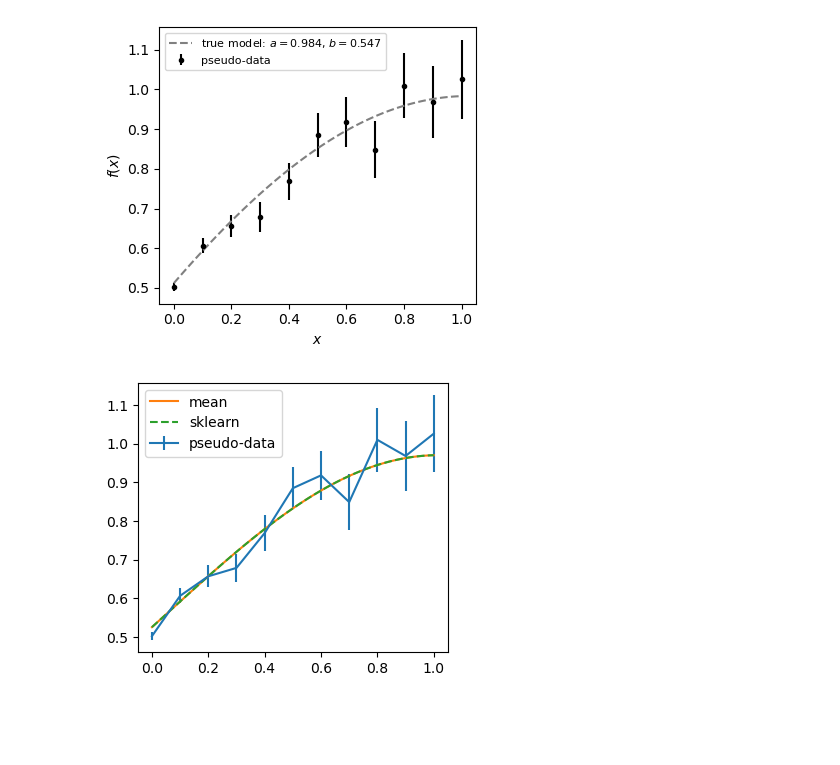
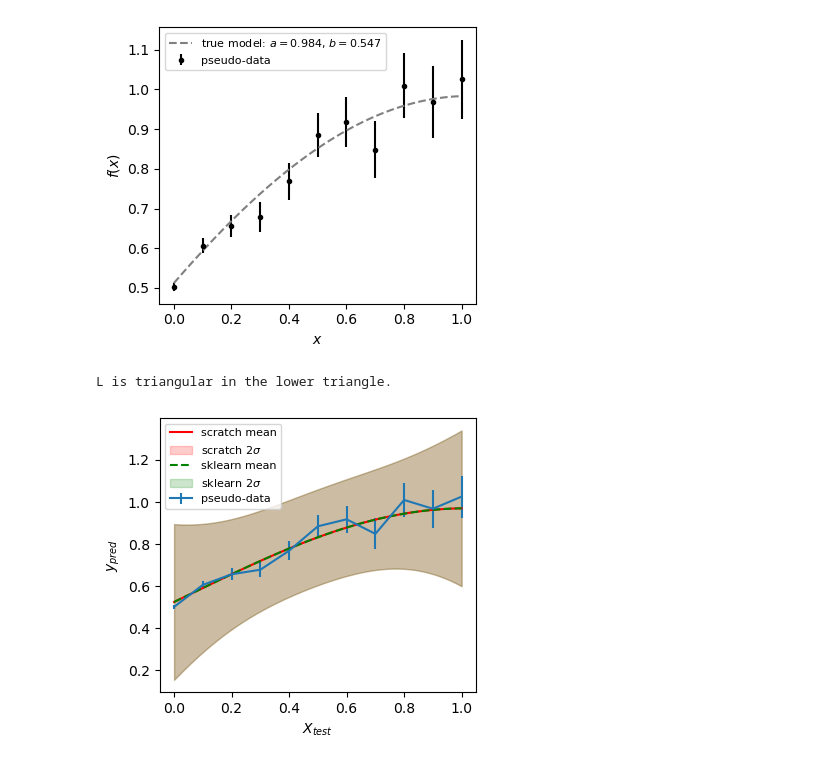
Before and after one commit to tck199732/Notes-on-Bayes, a Jupyter notebook: gp/GaussianProcess.ipynb, the cells around one changed output. Cells and saved outputs as stored; diff of their text form; code cells hidden in the pictures; blank space fills up the shorter version.

```diff
--- a/gp/GaussianProcess.ipynb
+++ b/gp/GaussianProcess.ipynb
@@ -313,21 +322,32 @@ plt.show()
 # %% [output]
 [figure]
 # %%
-gpr = GaussianProcessScratch(kernel_type='RBF', kernel_parameters={'l': 0.5})
+# start fitting with GaussianProcessScratch
+gpr = GaussianProcessScratch(kernel_type='RBF', kernel_parameters={'l': 1.})
 gpr.fit(df_data['x'], df_data['f'])
 X_test = np.linspace(*x_range, 100)
-y_test, cov_test = gpr.predict(X_test)
+y_test, cov_test = gpr.predict(X=X_test)
 
+# same fitting with sklearn
 from sklearn.gaussian_process import GaussianProcessRegressor
-
 skgpr = GaussianProcessRegressor(alpha=0.1)
 skgpr.fit(df_data['x'].to_numpy().reshape(-1,1), df_data['f'].to_numpy().reshape(-1,1))
-
-fig, ax = plt.subplots(figsize=(4,3.5))
-ax.errorbar(df_data['x'], df_data['f'], yerr=df_data['ferr'], label='pseudo-data')
-ax.plot(X_test, y_test, label='mean')
-ax.plot(X_test, skgpr.predict(X_test.reshape(-1,1)), ls='--', label='sklearn')
-ax.legend()
-plt.show()
+y_test_sklearn, std_test_sklearn = skgpr.predict(X_test.reshape(-1,1), return_std=True)
+y_test_sklearn, cov_test_sklearn = skgpr.predict(X_test.reshape(-1,1), return_cov=True)
 # %% [output]
-[figure, removed]
+L is triangular in the lower triangle.
+# %%
+# visulize the result
+fig, ax = plt.subplots(figsize=(4,3.5))
+ax.errorbar(df_data['x'], df_data['f'], yerr=df_data['ferr'], label='pseudo-data')
+ax.plot(X_test, y_test, label='scratch mean', color='r')
+ax.fill_between(X_test, y_test - 2 * np.sqrt(np.diag(cov_test)), y_test + 2 * np.sqrt(np.diag(cov_test)), alpha=0.2, color='r', label=r'scratch 2$\sigma$')
+ax.plot(X_test, skgpr.predict(X_test.reshape(-1,1)), ls='--', label='sklearn mean', color='g')
+ax.fill_between(X_test, y_test_sklearn - 2 * std_test_sklearn, y_test_sklearn + 2 * std_test_sklearn, alpha=0.2, color='g', label=r'sklearn 2$\sigma$')
+ax.set_xlabel(r'$X_{test}$')
+ax.set_ylabel(r'$y_{pred}$')
+ax.legend(fontsize=8, loc='upper left')
+plt.tight_layout()
+plt.show()
+# %% [output]
+[figure, added]
```
Also changed, not shown: parts of 7 cells of this notebook.
